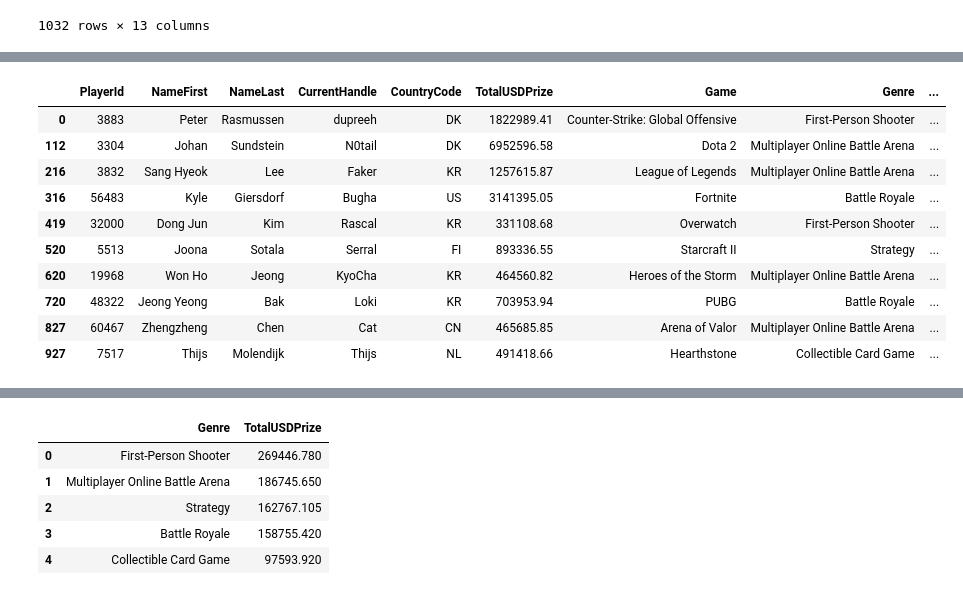
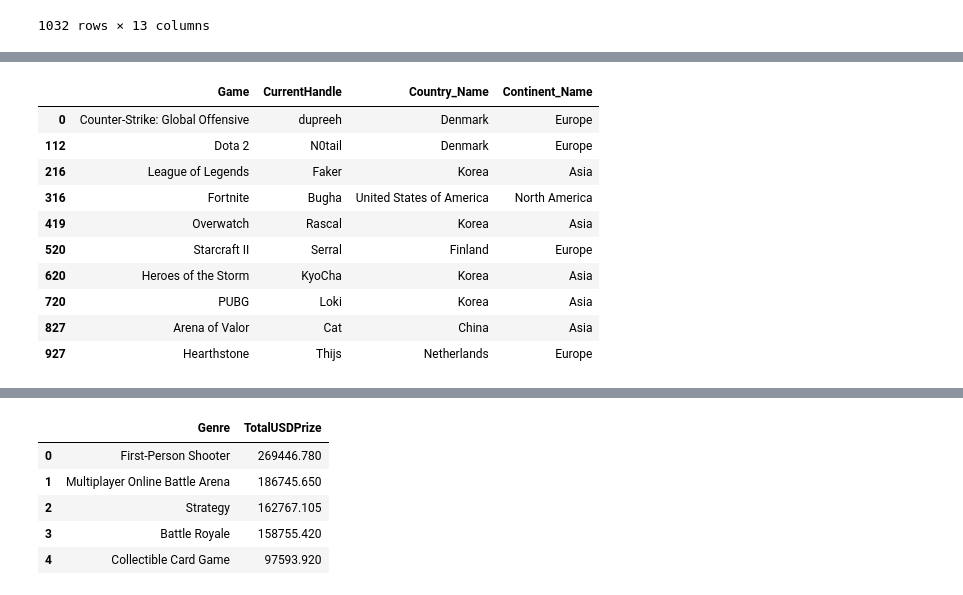
Before and after one commit to com-480-data-visualization/datavis-project-2022-lyl, a Jupyter notebook: EDA_milestone1.ipynb, the cells around one changed output, grey strips where cells are left out. Cells and saved outputs as stored; diff of their text form; code cells hidden in the pictures.

```diff
--- a/EDA_milestone1.ipynb
+++ b/EDA_milestone1.ipynb
@@ -217,15 +281,15 @@ players_new
 # %%
 #Show the best earning player for every game in the dataset
-players_new.groupby('Game').head(1)
+players_new.groupby('Game').head(1)[['Game', 'CurrentHandle', 'Country_Name', 'Continent_Name']]
 # %% [output]
-|  | PlayerId | NameFirst | NameLast | CurrentHandle | CountryCode | TotalUSDPrize | Game | Genre | ... |
-| 0 | 3883 | Peter | Rasmussen | dupreeh | DK | 1822989.41 | Counter-Strike: Global Offensive | First-Person Shooter | ... |
-| 112 | 3304 | Johan | Sundstein | N0tail | DK | 6952596.58 | Dota 2 | Multiplayer Online Battle Arena | ... |
-| 216 | 3832 | Sang Hyeok | Lee | Faker | KR | 1257615.87 | League of Legends | Multiplayer Online Battle Arena | ... |
-| 316 | 56483 | Kyle | Giersdorf | Bugha | US | 3141395.05 | Fortnite | Battle Royale | ... |
-| 419 | 32000 | Dong Jun | Kim | Rascal | KR | 331108.68 | Overwatch | First-Person Shooter | ... |
-| 520 | 5513 | Joona | Sotala | Serral | FI | 893336.55 | Starcraft II | Strategy | ... |
-| 620 | 19968 | Won Ho | Jeong | KyoCha | KR | 464560.82 | Heroes of the Storm | Multiplayer Online Battle Arena | ... |
-| 720 | 48322 | Jeong Yeong | Bak | Loki | KR | 703953.94 | PUBG | Battle Royale | ... |
-| 827 | 60467 | Zhengzheng | Chen | Cat | CN | 465685.85 | Arena of Valor | Multiplayer Online Battle Arena | ... |
-| 927 | 7517 | Thijs | Molendijk | Thijs | NL | 491418.66 | Hearthstone | Collectible Card Game | ... |
+|  | Game | CurrentHandle | Country_Name | Continent_Name |
+| 0 | Counter-Strike: Global Offensive | dupreeh | Denmark | Europe |
+| 112 | Dota 2 | N0tail | Denmark | Europe |
+| 216 | League of Legends | Faker | Korea | Asia |
+| 316 | Fortnite | Bugha | United States of America | North America |
+| 419 | Overwatch | Rascal | Korea | Asia |
+| 520 | Starcraft II | Serral | Finland | Europe |
+| 620 | Heroes of the Storm | KyoCha | Korea | Asia |
+| 720 | PUBG | Loki | Korea | Asia |
+| 827 | Arena of Valor | Cat | China | Asia |
+| 927 | Hearthstone | Thijs | Netherlands | Europe |
```
Also changed, not shown: parts of 22 cells of this notebook, 2 other files.
